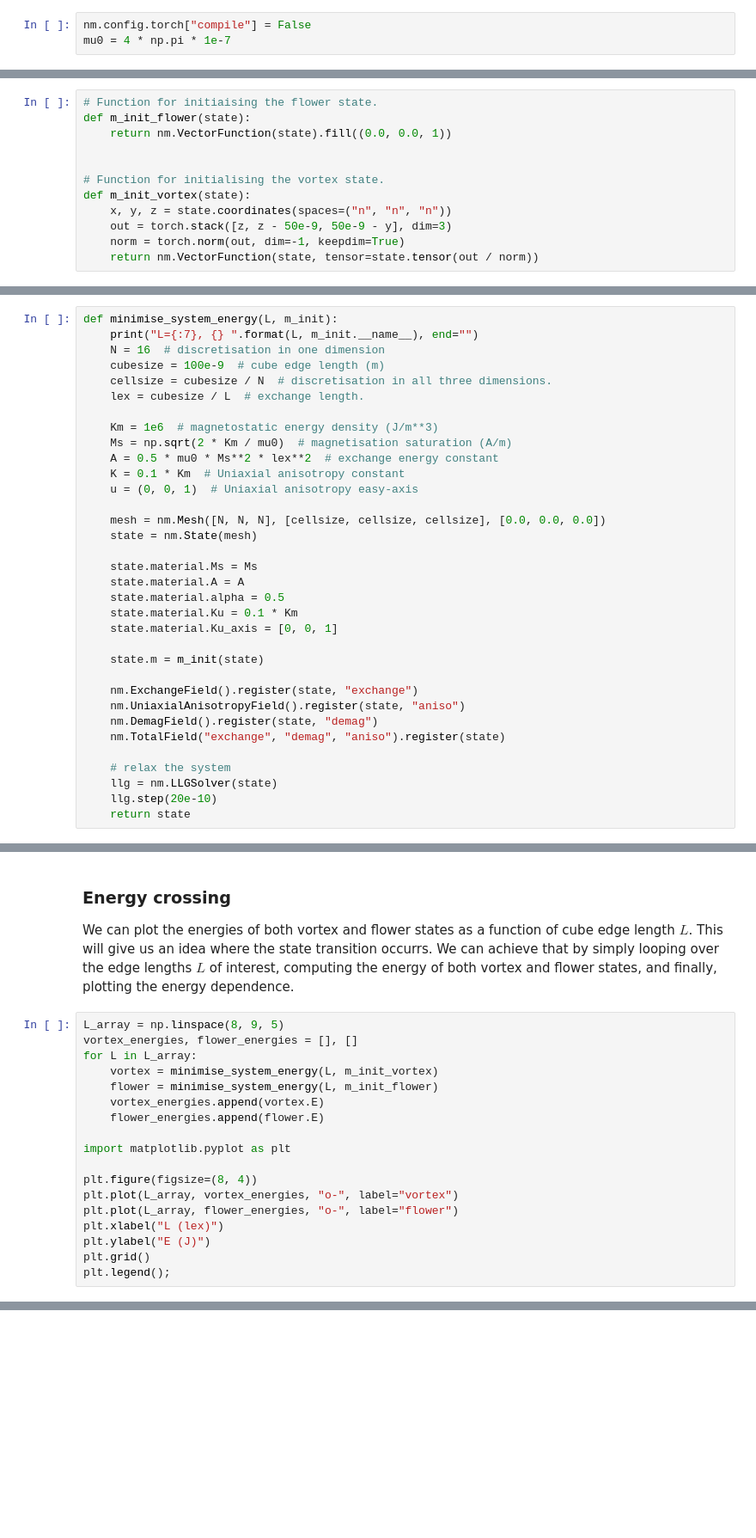
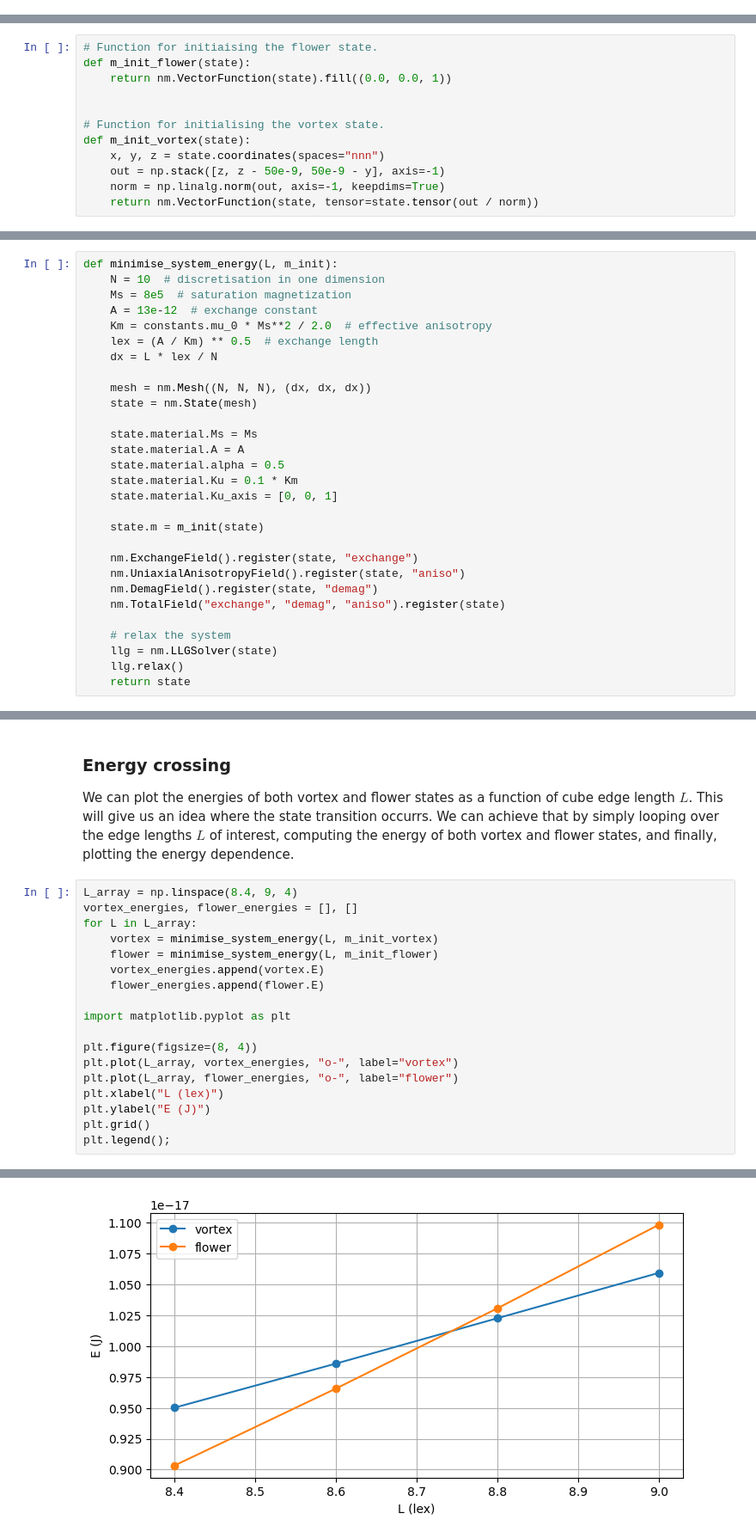
Before and after one commit to DavidLanders95/NeuralMagFork, a Jupyter notebook: docs/examples/standard-problem-3.ipynb, the cells around one changed output, grey strips where cells are left out. Shown at 86% size. Cells and saved outputs as stored; diff of their text form; blank space fills up the shorter version.

Commit message:
fix notebooks and tensor caching in state

```diff
--- a/docs/examples/standard-problem-3.ipynb
+++ b/docs/examples/standard-problem-3.ipynb
@@ -29,6 +29,3 @@ We will turn off pytorch compile as this is a relatively small number of cells.
-# %%
-nm.config.torch["compile"] = False
-mu0 = 4 * np.pi * 1e-7
 # %% [markdown]
 The following two functions are used for initialising the system's magnetisation [1].
 # %%
@@ -39,9 +36,9 @@ def m_init_flower(state):
 
 # Function for initialising the vortex state.
 def m_init_vortex(state):
-    x, y, z = state.coordinates(spaces=("n", "n", "n"))
-    out = torch.stack([z, z - 50e-9, 50e-9 - y], dim=3)
-    norm = torch.norm(out, dim=-1, keepdim=True)
+    x, y, z = state.coordinates(spaces="nnn")
+    out = np.stack([z, z - 50e-9, 50e-9 - y], axis=-1)
+    norm = np.linalg.norm(out, axis=-1, keepdims=True)
     return nm.VectorFunction(state, tensor=state.tensor(out / norm))
 # %% [markdown]
 The following function is used for convenience. It takes two arguments:
@@ -54,19 +51,14 @@ It returns the relaxed system object.
 Please refer to other tutorials for more details on how to create system objects and drive them using specific drivers.
 # %%
 def minimise_system_energy(L, m_init):
-    print("L={:7}, {} ".format(L, m_init.__name__), end="")
-    N = 16  # discretisation in one dimension
-    cubesize = 100e-9  # cube edge length (m)
-    cellsize = cubesize / N  # discretisation in all three dimensions.
-    lex = cubesize / L  # exchange length.
+    N = 10  # discretisation in one dimension
+    Ms = 8e5  # saturation magnetization
+    A = 13e-12  # exchange constant
+    Km = constants.mu_0 * Ms**2 / 2.0  # effective anisotropy
+    lex = (A / Km) ** 0.5  # exchange length
+    dx = L * lex / N
 
-    Km = 1e6  # magnetostatic energy density (J/m**3)
-    Ms = np.sqrt(2 * Km / mu0)  # magnetisation saturation (A/m)
-    A = 0.5 * mu0 * Ms**2 * lex**2  # exchange energy constant
-    K = 0.1 * Km  # Uniaxial anisotropy constant
-    u = (0, 0, 1)  # Uniaxial anisotropy easy-axis
-
-    mesh = nm.Mesh([N, N, N], [cellsize, cellsize, cellsize], [0.0, 0.0, 0.0])
+    mesh = nm.Mesh((N, N, N), (dx, dx, dx))
     state = nm.State(mesh)
 
     state.material.Ms = Ms
@@ -84,6 +76,6 @@ def minimise_system_energy(L, m_init):
 
     # relax the system
     llg = nm.LLGSolver(state)
-    llg.step(20e-10)
+    llg.relax()
     return state
 # %% [markdown]
@@ -101,7 +119,7 @@ state = minimise_system_energy(8, m_init_flower)
 
 We can plot the energies of both vortex and flower states as a function of cube edge length $L$. This will give us an idea where the state transition occurrs. We can achieve that by simply looping over the edge lengths $L$ of interest, computing the energy of both vortex and flower states, and finally, plotting the energy dependence.
 # %%
-L_array = np.linspace(8, 9, 5)
+L_array = np.linspace(8.4, 9, 4)
 vortex_energies, flower_energies = [], []
 for L in L_array:
     vortex = minimise_system_energy(L, m_init_vortex)
@@ -118,3 +136,4 @@ plt.xlabel("L (lex)")
 plt.ylabel("E (J)")
 plt.grid()
 plt.legend();
+# %% [output]
@@ -121 +157,2 @@ plt.legend();
+[figure, added]
 # %% [markdown]
```
Also changed, not shown: parts of 9 cells of this notebook, 7 other files.
